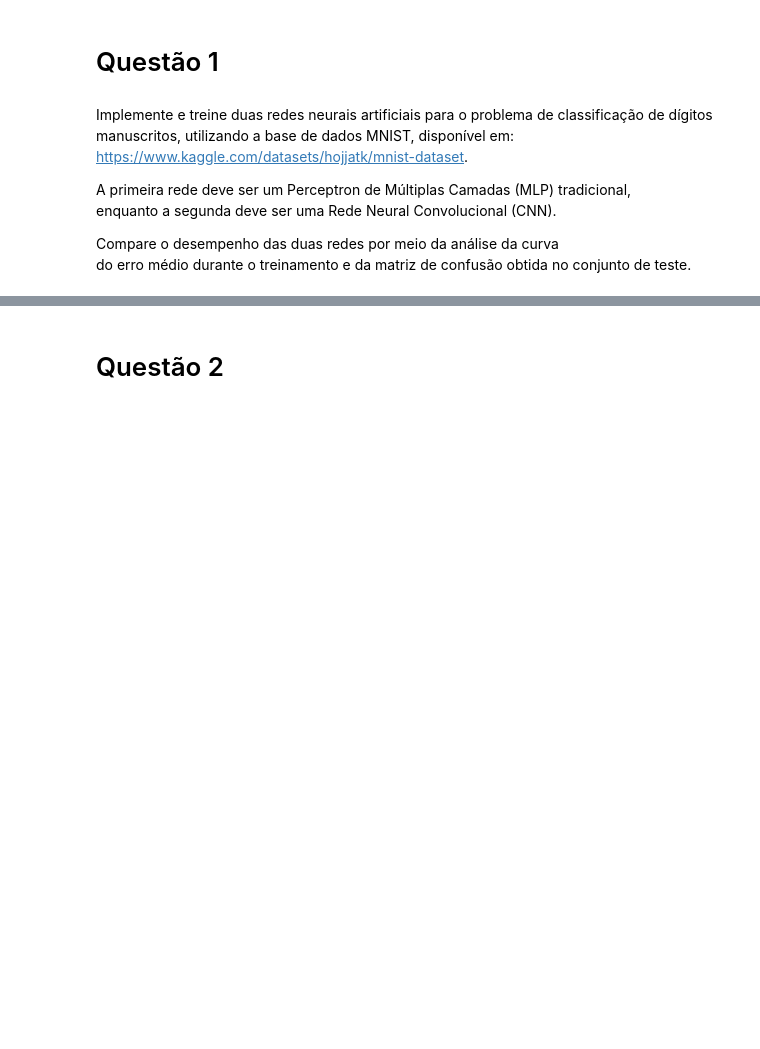
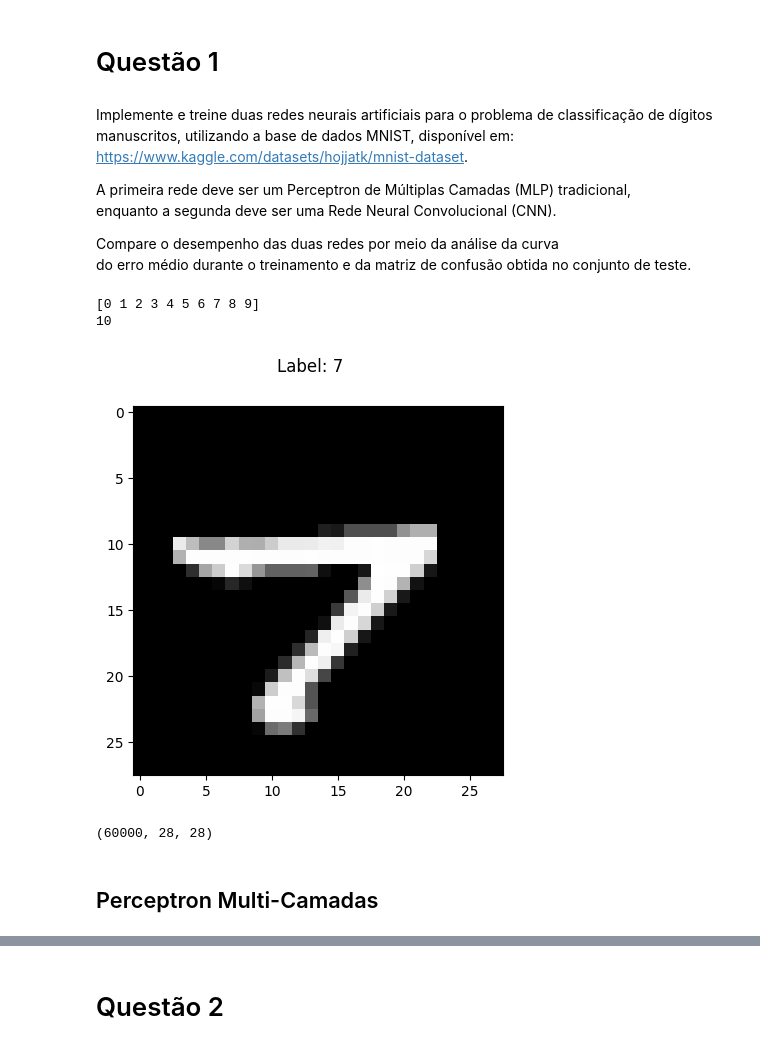
Before and after one commit to erlonL/deep-learning-lista2, a Jupyter notebook: deep_learning_lista2.ipynb, the cells around one changed output, grey strips where cells are left out. Drawn from its saved outputs; the diff is of its cells as text; code cells hidden in the pictures; blank space fills up the shorter version.

```diff
--- a/deep_learning_lista2.ipynb
+++ b/deep_learning_lista2.ipynb
@@ -10,3 +10,40 @@ enquanto a segunda deve ser uma Rede Neural Convolucional (CNN).
 
 Compare o desempenho das duas redes por meio da análise da curva
 do erro médio durante o treinamento e da matriz de confusão obtida no conjunto de teste.
+# %%
+import tensorflow as tf
+from tensorflow.keras.datasets import mnist
+import numpy as np
+
+(x_train, y_train), (x_test, y_test) = mnist.load_data()
+
+x_train = x_train / 255.0
+x_test = x_test / 255.0
+# %%
+print(np.unique(y_train))
+print(len(np.unique(y_train)))
+# %% [output]
+[0 1 2 3 4 5 6 7 8 9]
+10
+# %%
+# reconstruct a sample image
+import matplotlib.pyplot as plt
+random_index = np.random.randint(0, len(x_train))
+
+plt.imshow(x_train[random_index], cmap='gray')
+plt.suptitle(f'Label: {y_train[random_index]}')
+
+plt.show()
+# %% [output]
+[figure, added]
+# %%
+x_train.shape
+# 60000 imagens, 28x28 pixels
+
+# 1 canal (escala de cinza)
+# 1 canal = 1 matriz de 28x28
+# 60000 imagens = 60000 matrizes de 28x28
+# %% [output]
+(60000, 28, 28)
+# %% [markdown]
+## Perceptron Multi-Camadas
```
Also changed, not shown: parts of 5 cells of this notebook, 1 other file.
